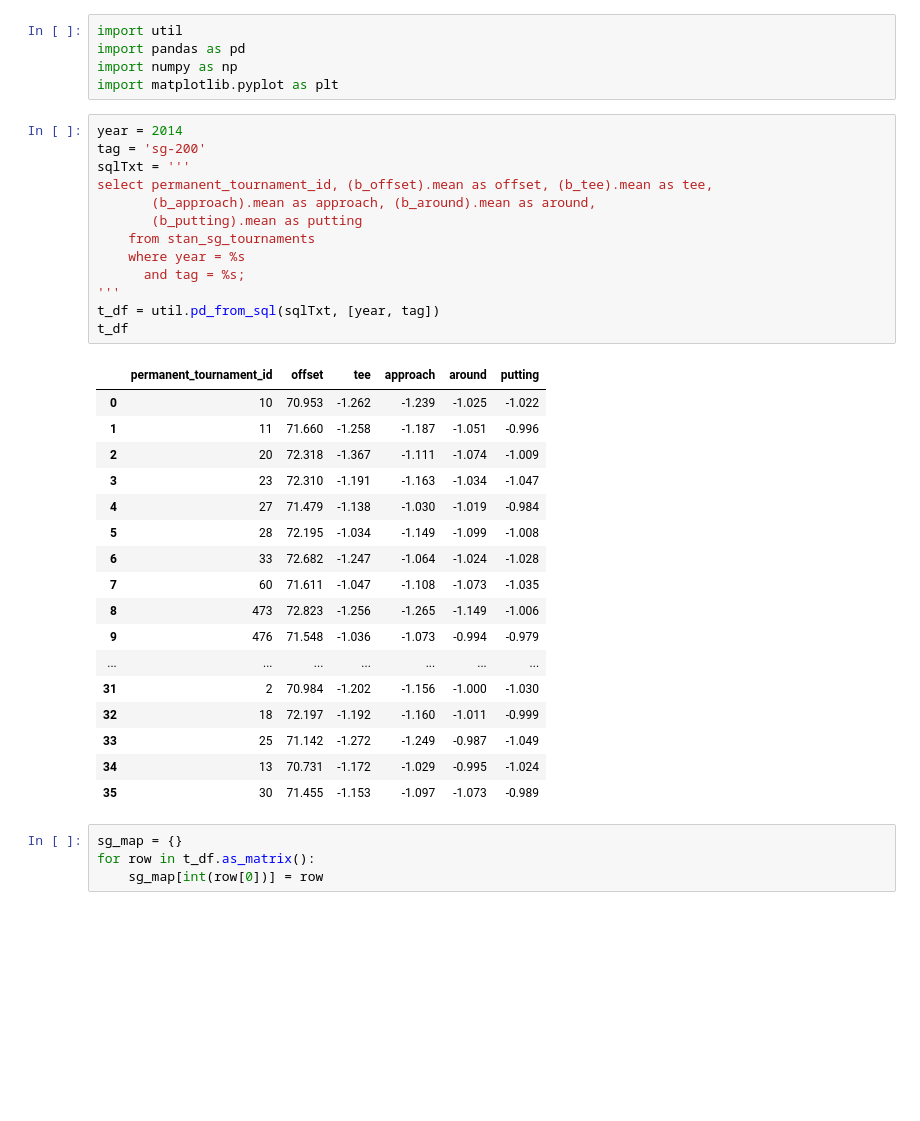
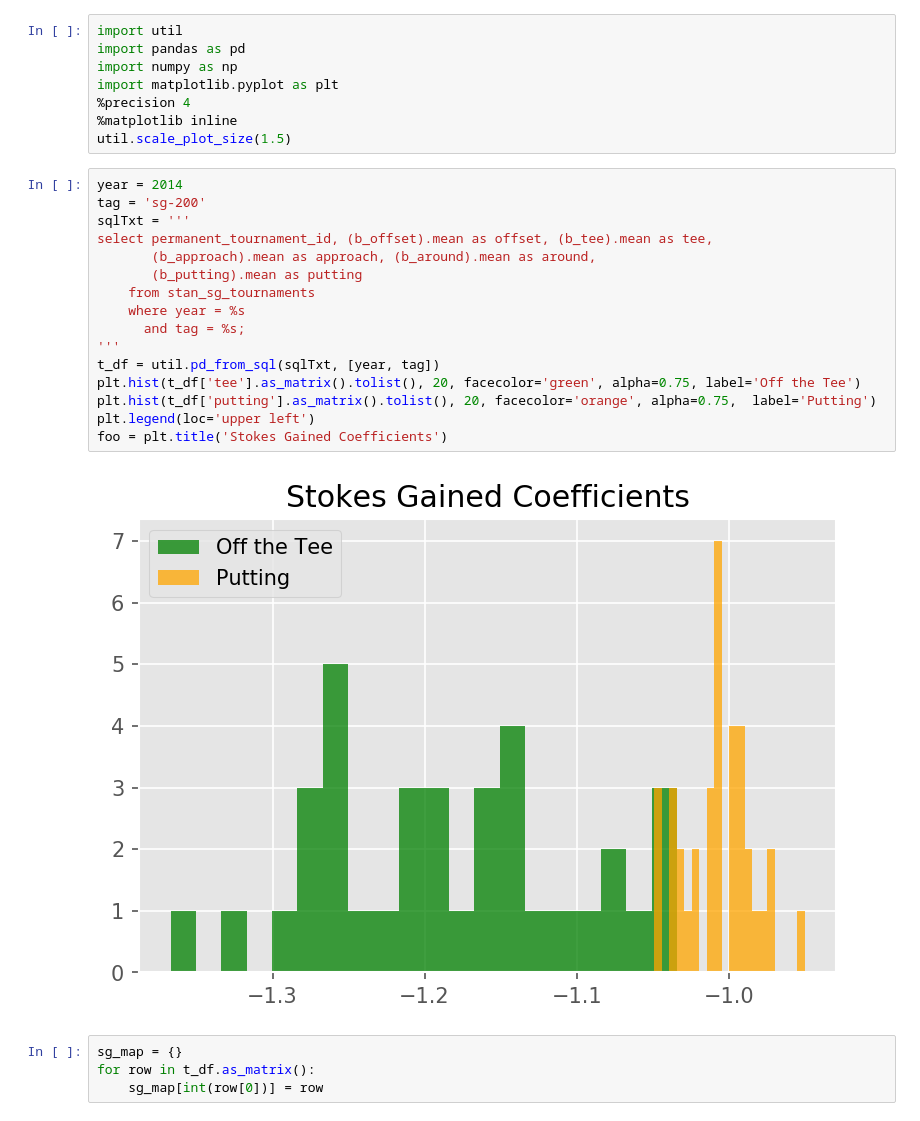
Before and after one commit to jamiebernardin/bayesian_golf, a Jupyter notebook: strokes-gained-regression-analysis.ipynb, the cells around one changed output. Saved outputs shown, nothing was run; the diff lists cells and outputs as text; blank space fills up the shorter version.

Commit message:
sg regression plots

```diff
--- a/strokes-gained-regression-analysis.ipynb
+++ b/strokes-gained-regression-analysis.ipynb
@@ -3,37 +3,27 @@ import util
 import pandas as pd
 import numpy as np
 import matplotlib.pyplot as plt
+%precision 4
+%matplotlib inline
+util.scale_plot_size(1.5)
 # %%
 year = 2014
 tag = 'sg-200'
 sqlTxt = '''
 select permanent_tournament_id, (b_offset).mean as offset, (b_tee).mean as tee,
        (b_approach).mean as approach, (b_around).mean as around,
        (b_putting).mean as putting
     from stan_sg_tournaments
     where year = %s
       and tag = %s;
 '''
 t_df = util.pd_from_sql(sqlTxt, [year, tag])
-t_df
+plt.hist(t_df['tee'].as_matrix().tolist(), 20, facecolor='green', alpha=0.75, label='Off the Tee')
+plt.hist(t_df['putting'].as_matrix().tolist(), 20, facecolor='orange', alpha=0.75,  label='Putting')
+plt.legend(loc='upper left')
+foo = plt.title('Stokes Gained Coefficients')
 # %% [output]
-|  | permanent_tournament_id | offset | tee | approach | around | putting |
-| 0 | 10 | 70.953 | -1.262 | -1.239 | -1.025 | -1.022 |
-| 1 | 11 | 71.660 | -1.258 | -1.187 | -1.051 | -0.996 |
-| 2 | 20 | 72.318 | -1.367 | -1.111 | -1.074 | -1.009 |
-| 3 | 23 | 72.310 | -1.191 | -1.163 | -1.034 | -1.047 |
-| 4 | 27 | 71.479 | -1.138 | -1.030 | -1.019 | -0.984 |
-| 5 | 28 | 72.195 | -1.034 | -1.149 | -1.099 | -1.008 |
-| 6 | 33 | 72.682 | -1.247 | -1.064 | -1.024 | -1.028 |
-| 7 | 60 | 71.611 | -1.047 | -1.108 | -1.073 | -1.035 |
-| 8 | 473 | 72.823 | -1.256 | -1.265 | -1.149 | -1.006 |
-| 9 | 476 | 71.548 | -1.036 | -1.073 | -0.994 | -0.979 |
-| ... | ... | ... | ... | ... | ... | ... |
-| 31 | 2 | 70.984 | -1.202 | -1.156 | -1.000 | -1.030 |
-| 32 | 18 | 72.197 | -1.192 | -1.160 | -1.011 | -0.999 |
-| 33 | 25 | 71.142 | -1.272 | -1.249 | -0.987 | -1.049 |
-| 34 | 13 | 70.731 | -1.172 | -1.029 | -0.995 | -1.024 |
-| 35 | 30 | 71.455 | -1.153 | -1.097 | -1.073 | -0.989 |
+[figure, added]
 # %%
 sg_map = {}
 for row in t_df.as_matrix():
```
Also changed, not shown: parts of 2 cells of this notebook, 1 other file.
